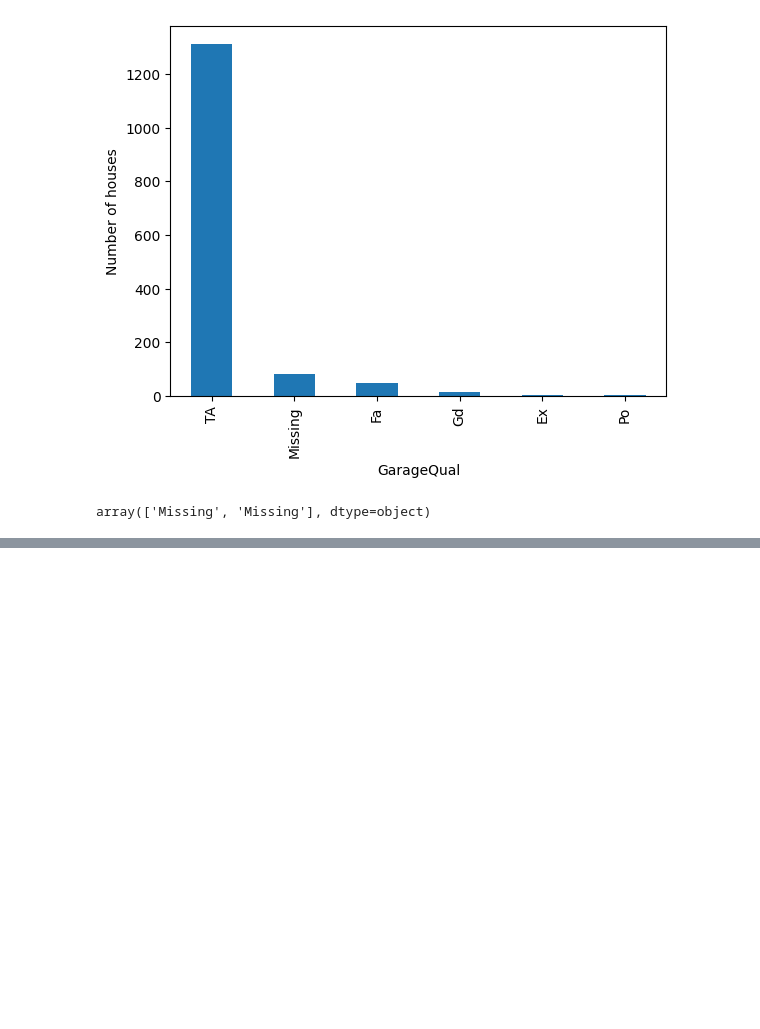
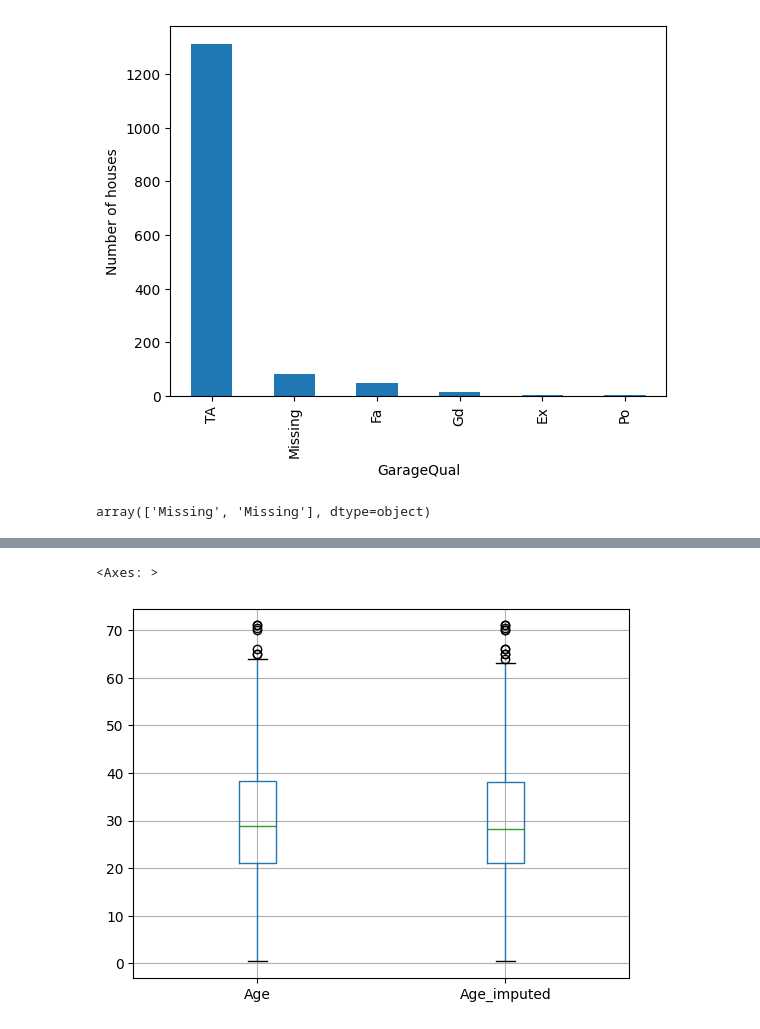
Before and after one commit to Dhrupad-05/Intro-to-Machine-Learning, a Jupyter notebook: 6_Handling_Missing_Data.ipynb, the cells around one changed output, grey strips where cells are left out. Saved outputs shown, nothing was run; the diff lists cells and outputs as text; code cells hidden in the pictures; blank space fills up the shorter version.

```diff
--- a/6_Handling_Missing_Data.ipynb
+++ b/6_Handling_Missing_Data.ipynb
@@ -980,0 +1141,5 @@ array(['Missing', 'Missing'], dtype=object)
+# %%
+X_train[['Age', 'Age_imputed']].boxplot()
+# %% [output]
+<Axes: >
+[figure, added]
```
Also changed, not shown: parts of 23 cells of this notebook.
